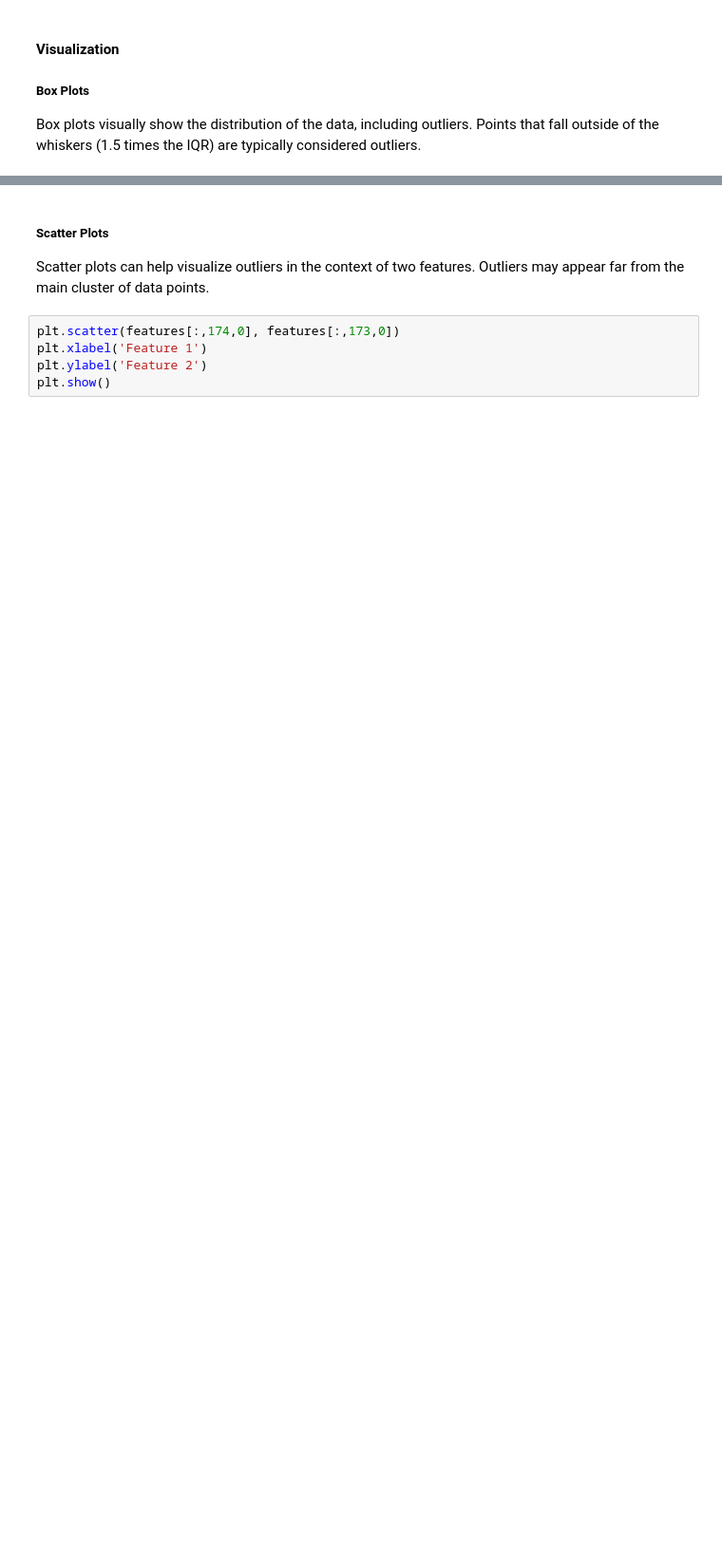
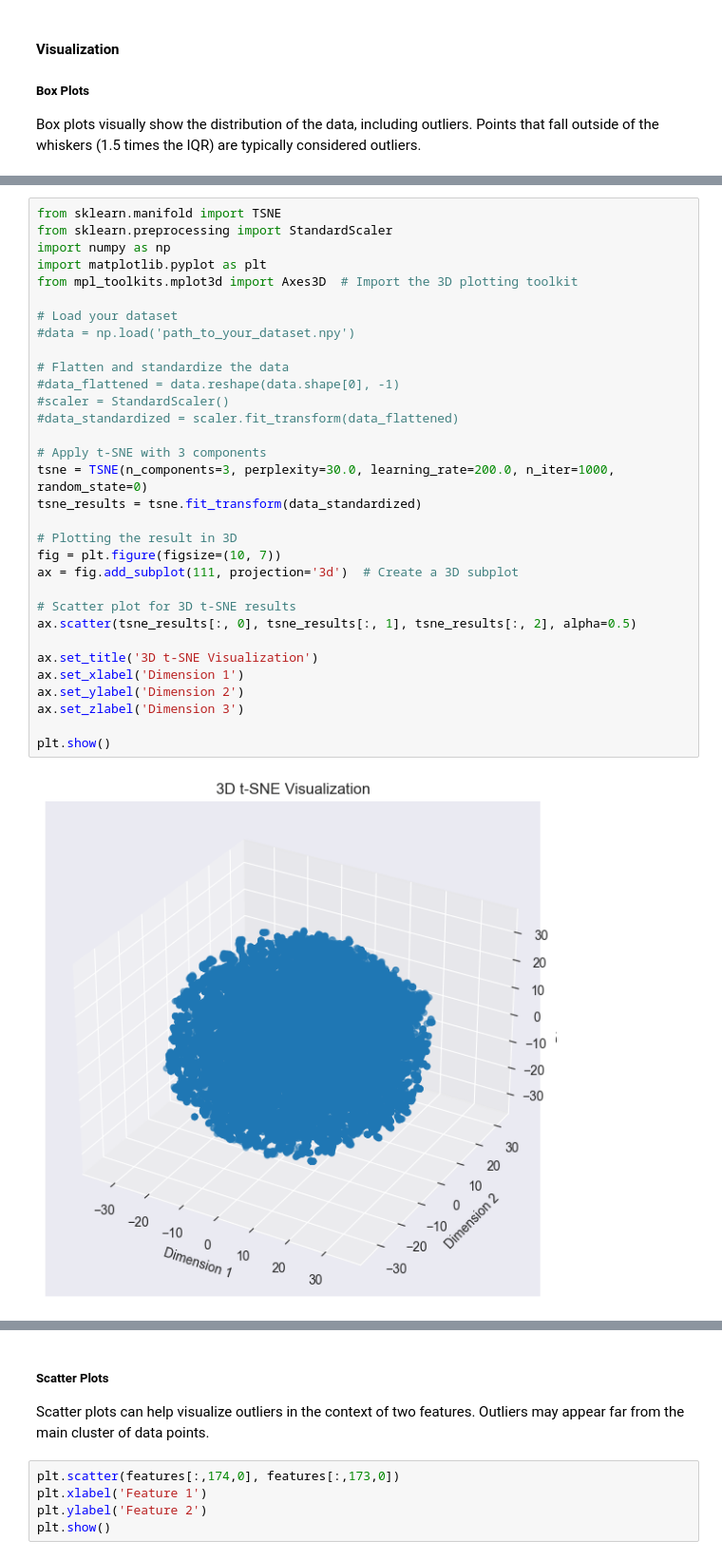
Before and after one commit to wolfram-laube/mlpc-project_team-park, a Jupyter notebook: task_2/report_wolfram.ipynb, the cells around one changed output, grey strips where cells are left out. Shown at 95% size. Cells and saved outputs as stored; diff of their text form; blank space fills up the shorter version.

```diff
--- a/task_2/report_wolfram.ipynb
+++ b/task_2/report_wolfram.ipynb
@@ -127,0 +287,34 @@ plt.show()
+# %%
+from sklearn.manifold import TSNE
+from sklearn.preprocessing import StandardScaler
+import numpy as np
+import matplotlib.pyplot as plt
+from mpl_toolkits.mplot3d import Axes3D  # Import the 3D plotting toolkit
+
+# Load your dataset
+#data = np.load('path_to_your_dataset.npy')
+
+# Flatten and standardize the data
+#data_flattened = data.reshape(data.shape[0], -1)
+#scaler = StandardScaler()
+#data_standardized = scaler.fit_transform(data_flattened)
+
+# Apply t-SNE with 3 components
+tsne = TSNE(n_components=3, perplexity=30.0, learning_rate=200.0, n_iter=1000, random_state=0)
+tsne_results = tsne.fit_transform(data_standardized)
+
+# Plotting the result in 3D
+fig = plt.figure(figsize=(10, 7))
+ax = fig.add_subplot(111, projection='3d')  # Create a 3D subplot
+
+# Scatter plot for 3D t-SNE results
+ax.scatter(tsne_results[:, 0], tsne_results[:, 1], tsne_results[:, 2], alpha=0.5)
+
+ax.set_title('3D t-SNE Visualization')
+ax.set_xlabel('Dimension 1')
+ax.set_ylabel('Dimension 2')
+ax.set_zlabel('Dimension 3')
+
+plt.show()
+# %% [output]
+[figure, added]
```
Also changed, not shown: parts of 10 cells of this notebook.
